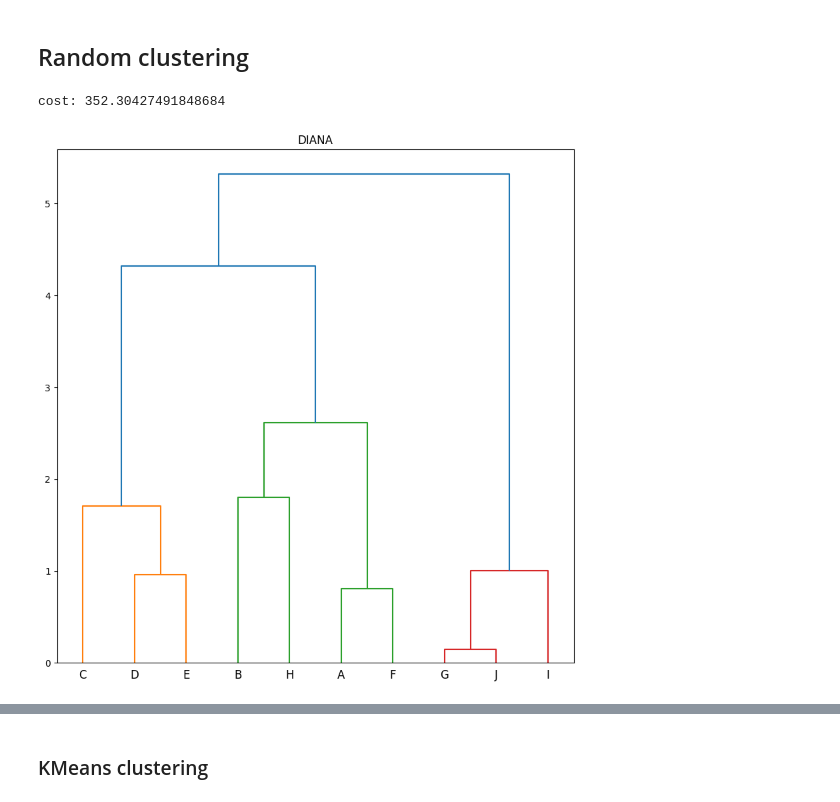
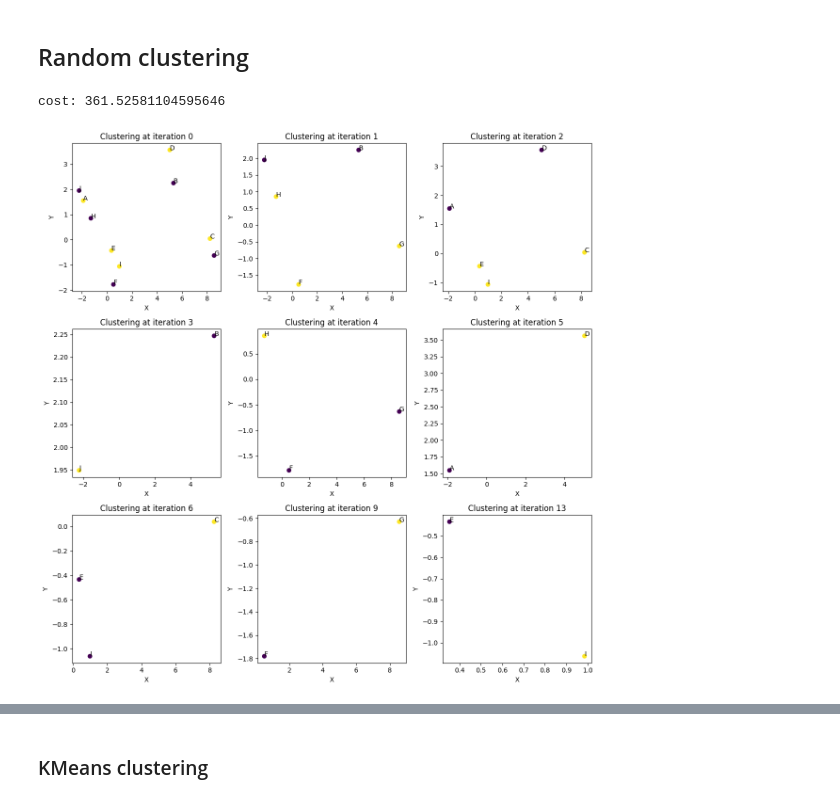
Before and after one commit to Boniface316/bigdata_vqa, a Jupyter notebook: Notebooks/Divisive_clustering_toy_experiment.ipynb, the cells around one changed output, grey strips where cells are left out. Drawn from its saved outputs; the diff is of its cells as text; code cells hidden in the pictures.

```diff
--- a/Notebooks/Divisive_clustering_toy_experiment.ipynb
+++ b/Notebooks/Divisive_clustering_toy_experiment.ipynb
@@ -142,14 +147,18 @@ vt.plot_voironi(plot_title="Voronoi Tessalation of Coreset using VQE", show_anno
 # %%
 divisive_clustering = DivisiveClusteringRandom()
 
 hierarchial_clustering_sequence_random = divisive_clustering.get_divisive_sequence(coreset_df)
 
-random_cost = sum(divisive_clustering.get_divisive_cluster_cost(hierarchial_clustering_sequence_random, coreset_df))
+random_cost = sum(
+    divisive_clustering.get_divisive_cluster_cost(
+        hierarchial_clustering_sequence_random, coreset_df
+    )
+)
 
 print(f"cost: {random_cost}")
 
 dendo = Dendrogram(coreset_df, hierarchial_clustering_sequence_random)
-dendo.plot_dendrogram()
+dendo.plot_hierarchial_split(hierarchial_clustering_sequence_random, coreset_df)
 # %% [output]
-cost: 352.30427491848684
+cost: 361.52581104595646
-[figure, old version]
+[figure, new version]
```
Also changed, not shown: parts of 15 cells of this notebook, 1 other file.
